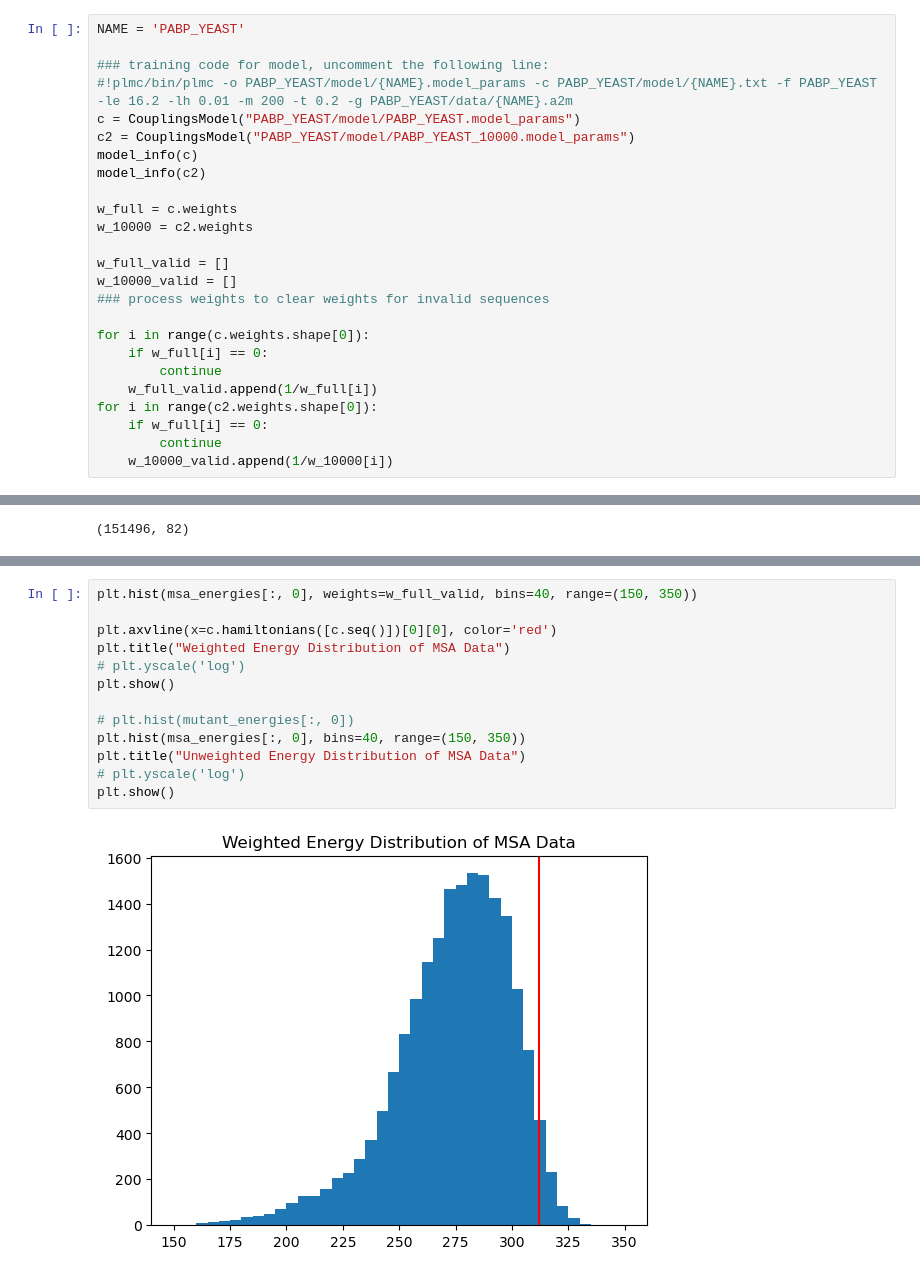
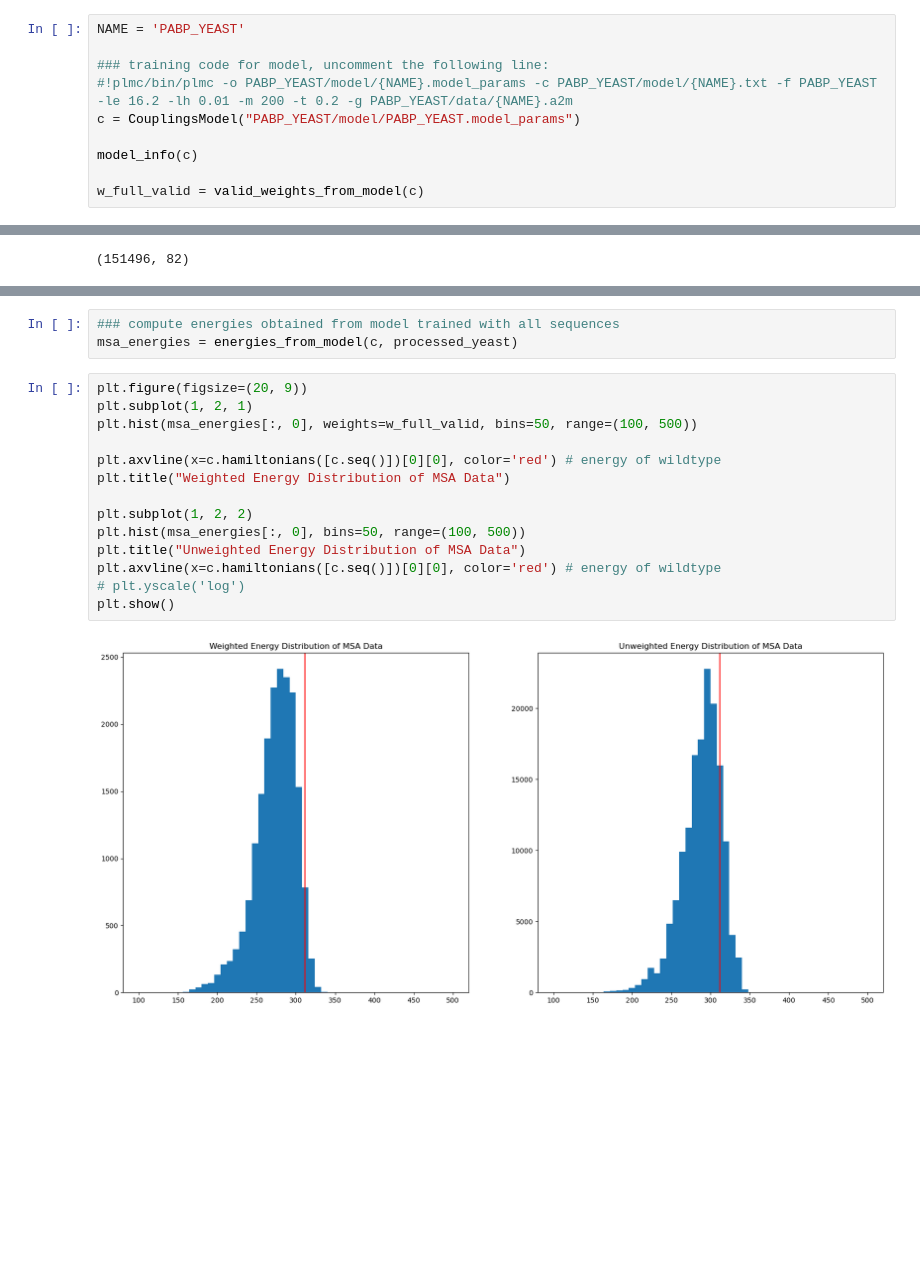
Before and after one commit to LDeng0205/msa_classify, a Jupyter notebook: potts.ipynb, the cells around one changed output, grey strips where cells are left out. Saved outputs shown, nothing was run; the diff lists cells and outputs as text; blank space fills up the shorter version.

Commit message:
verified overfitting by doing more plots and experiments; finished refactoring.

```diff
--- a/potts.ipynb
+++ b/potts.ipynb
@@ -151,25 +177,10 @@ NAME = 'PABP_YEAST'
 ### training code for model, uncomment the following line:
 #!plmc/bin/plmc -o PABP_YEAST/model/{NAME}.model_params -c PABP_YEAST/model/{NAME}.txt -f PABP_YEAST -le 16.2 -lh 0.01 -m 200 -t 0.2 -g PABP_YEAST/data/{NAME}.a2m
 c = CouplingsModel("PABP_YEAST/model/PABP_YEAST.model_params")
-c2 = CouplingsModel("PABP_YEAST/model/PABP_YEAST_10000.model_params")
+
 model_info(c)
-model_info(c2)
 
-w_full = c.weights
-w_10000 = c2.weights
-
-w_full_valid = []
-w_10000_valid = []
-### process weights to clear weights for invalid sequences
-
-for i in range(c.weights.shape[0]):
-    if w_full[i] == 0:
-        continue
-    w_full_valid.append(1/w_full[i])
-for i in range(c2.weights.shape[0]):
-    if w_full[i] == 0:
-        continue
-    w_10000_valid.append(1/w_10000[i])
+w_full_valid = valid_weights_from_model(c)
 # %% [output]
 Number of sites:  82
 Number of valid sequences:  151496
@@ -207,15 +206,19 @@ Deprecated in NumPy 1.20; for more details and guidance: https://numpy.org/devdo
+# %%
+### compute energies obtained from model trained with all sequences
+msa_energies = energies_from_model(c, processed_yeast)
 # %%
-plt.hist(msa_energies[:, 0], weights=w_full_valid, bins=40, range=(150, 350))
+plt.figure(figsize=(20, 9))
+plt.subplot(1, 2, 1)
+plt.hist(msa_energies[:, 0], weights=w_full_valid, bins=50, range=(100, 500))
 
-plt.axvline(x=c.hamiltonians([c.seq()])[0][0], color='red')
+plt.axvline(x=c.hamiltonians([c.seq()])[0][0], color='red') # energy of wildtype
 plt.title("Weighted Energy Distribution of MSA Data")
+
+plt.subplot(1, 2, 2)
+plt.hist(msa_energies[:, 0], bins=50, range=(100, 500))
+plt.title("Unweighted Energy Distribution of MSA Data")
+plt.axvline(x=c.hamiltonians([c.seq()])[0][0], color='red') # energy of wildtype
 # plt.yscale('log')
 plt.show()
-
-# plt.hist(mutant_energies[:, 0])
-plt.hist(msa_energies[:, 0], bins=40, range=(150, 350))
-plt.title("Unweighted Energy Distribution of MSA Data")
-# plt.yscale('log')
-plt.show()
 # %% [output]
-[figure, old version]
+[figure, new version]
```
Also changed, not shown: parts of 15 cells of this notebook, 9 other files.
